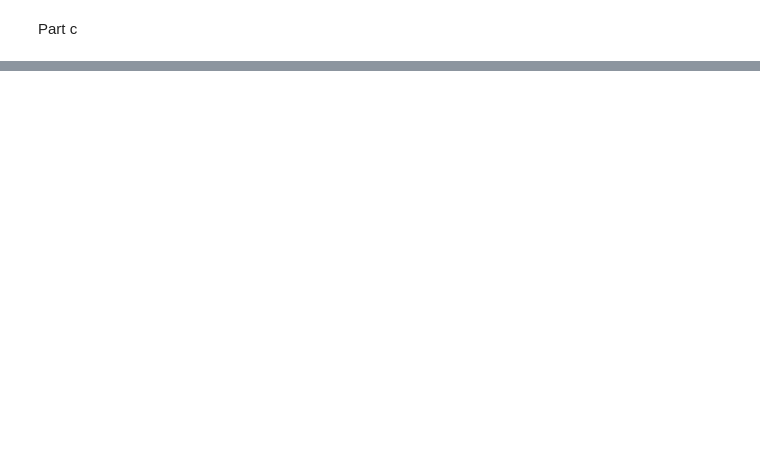
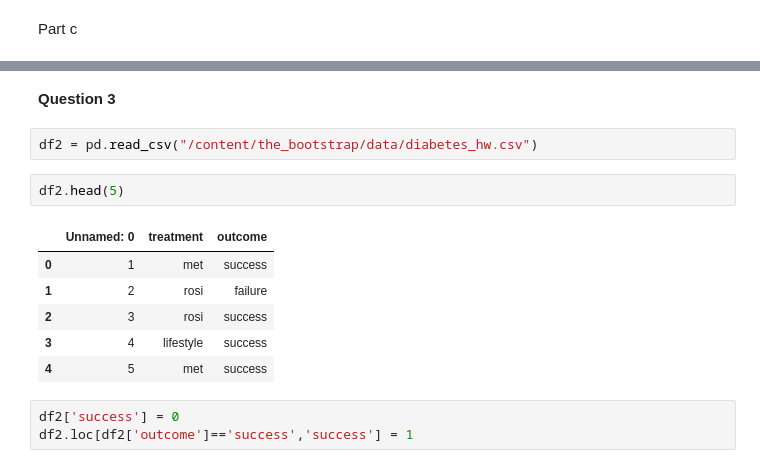
Before and after one commit to EllaThomasson/labs-ds3001, a Jupyter notebook: thebootstraplab_ellathomasson.ipynb, the cells around one changed output, grey strips where cells are left out. Drawn from its saved outputs; the diff is of its cells as text; blank space fills up the shorter version.

```diff
--- a/thebootstraplab_ellathomasson.ipynb
+++ b/thebootstraplab_ellathomasson.ipynb
@@ -78,0 +87,16 @@ print('99% CI: (', lower_bound, ', ', upper_bound, ')' )
+# %% [markdown]
+**Question 3**
+# %%
+df2 = pd.read_csv("/content/the_bootstrap/data/diabetes_hw.csv")
+# %%
+df2.head(5)
+# %% [output]
+|  | Unnamed: 0 | treatment | outcome |
+| 0 | 1 | met | success |
+| 1 | 2 | rosi | failure |
+| 2 | 3 | rosi | success |
+| 3 | 4 | lifestyle | success |
+| 4 | 5 | met | success |
+# %%
+df2['success'] = 0
+df2.loc[df2['outcome']=='success','success'] = 1
```
Also changed, not shown: parts of 22 cells of this notebook.
